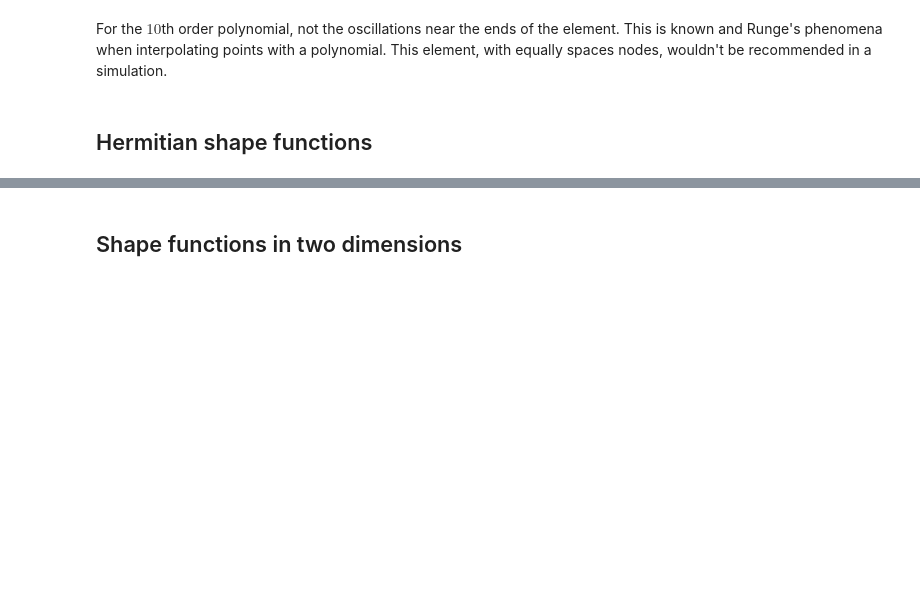
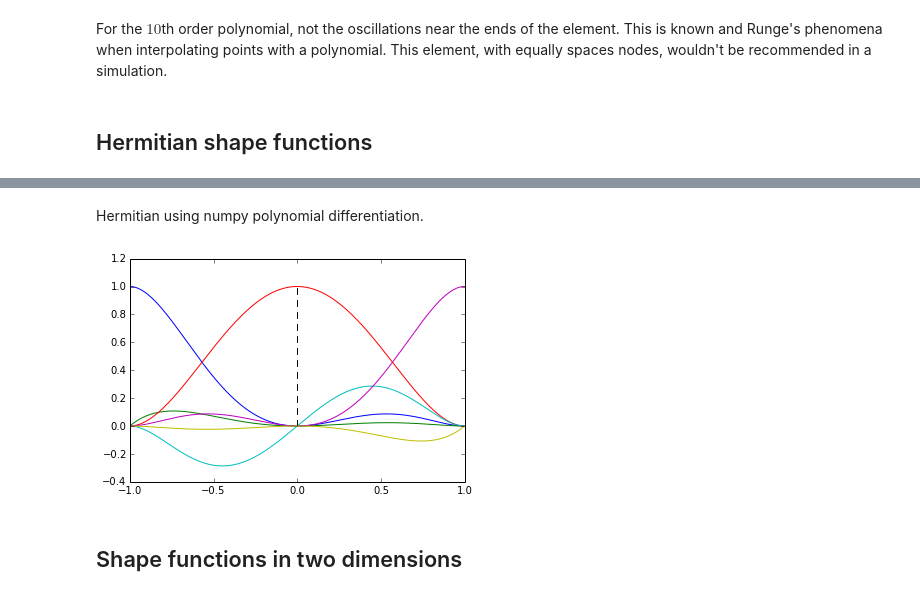
Before and after one commit to garth-wells/notebooks-3D7, a Jupyter notebook: notebooks/ShapeFunctions.ipynb, the cells around one changed output, grey strips where cells are left out. Cells and saved outputs as stored; diff of their text form; code cells hidden in the pictures; blank space fills up the shorter version.

```diff
--- a/notebooks/ShapeFunctions.ipynb
+++ b/notebooks/ShapeFunctions.ipynb
@@ -168,2 +174,40 @@ plot_hametian(5)
+# %% [markdown]
+Hermitian using numpy polynomial differentiation.
+# %%
+def plot_hermitian_1(n):
+    x_n = np.linspace(-1.0, 1.0, n)
+
+    # Define polynomials
+    p = np.poly1d(np.ones(2*n))
+    px = np.polyder(p)
+
+    # Construct matrix A
+    A = np.zeros(2*n) # Initilise the first row of A with 0s. This line will be deleted later on
+    for i in range(n):
+        rows_p = [] # Initialise rows storing terms of p
+        rows_px = [] # Initialise rows storing terms of px
+        for k in range(2*n, 0, -1):
+            rows_p.append(p[k-1]*pow(x_n[i],(k-1)))
+            if (x_n[i]==0) and (k<2): # This condition here is needed as Python does not allow 0 to power of negative number
+                rows_px.append(0)
+            else:
+                rows_px.append(px[k-2]*pow(x_n[i],(k-2)))
+        A = np.vstack((A, rows_p))
+        A = np.vstack((A, rows_px))
+    A = A[1:, 0:]
+
+    for i in range(2*n):
+        f = np.zeros(2*n)
+        f[i] = 1
+        c = np.linalg.solve(A,f)
+        x = np.linspace(-1.0, 1.0, 200)
+        p = np.poly1d(c)
+        plt.plot((x_n, x_n), (0.0, 1.0), '--', color='k');
+        N = p(x)
+        plt.plot(x, N)
+
+plot_hermitian_1(3)
+# %% [output]
+[figure, added]
 # %% [markdown]
 ## Shape functions in two dimensions
```
Also changed, not shown: parts of 3 cells of this notebook.
